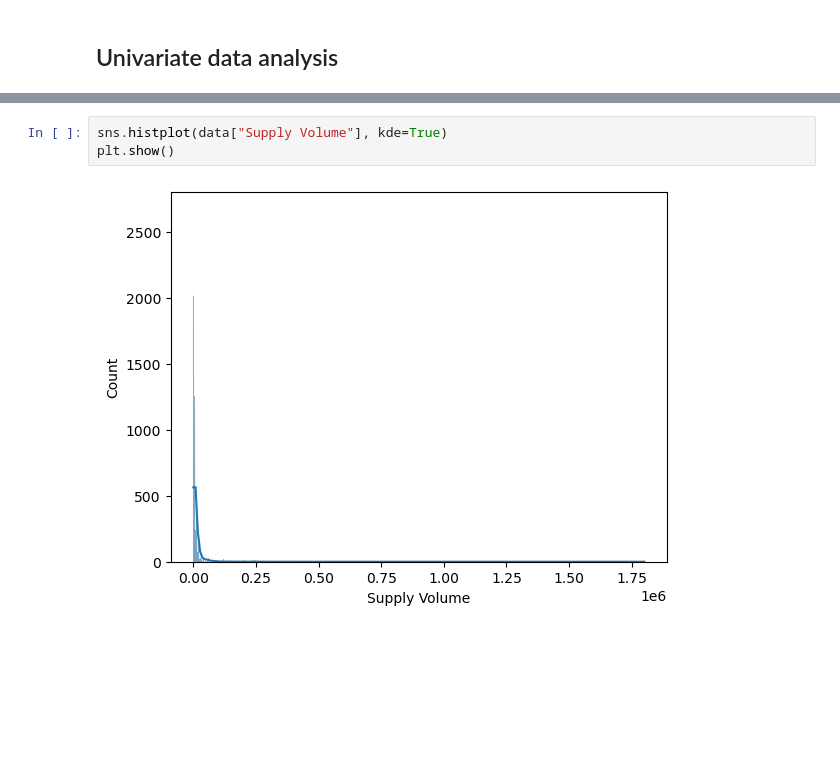
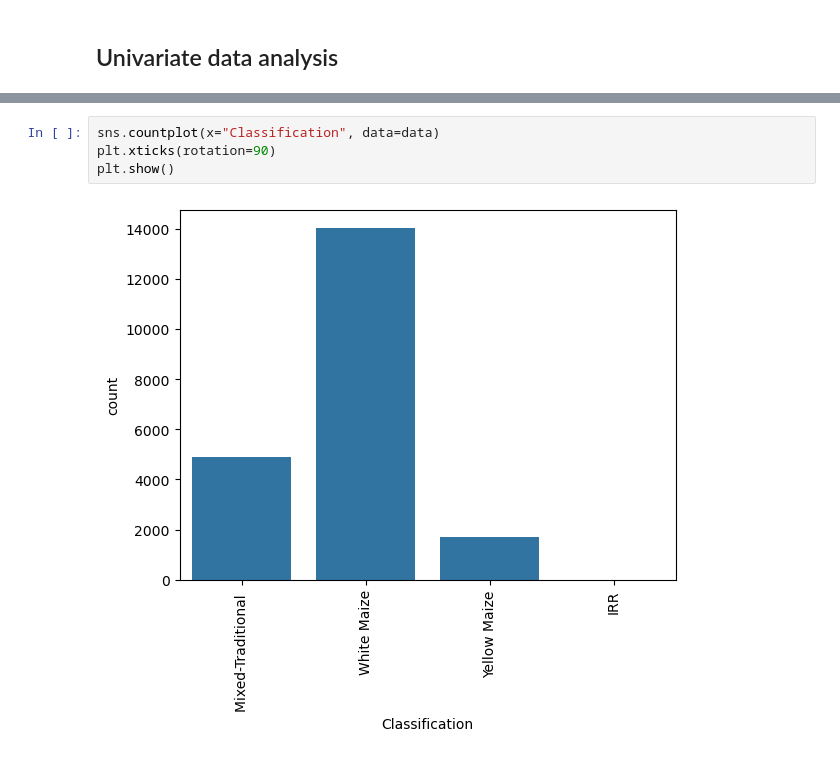
Before and after one commit to Sandrakiptumm/maize_prediction_model, a Jupyter notebook: EDA.ipynb, the cells around one changed output, grey strips where cells are left out. Saved outputs shown, nothing was run; the diff lists cells and outputs as text; blank space fills up the shorter version.

```diff
--- a/EDA.ipynb
+++ b/EDA.ipynb
@@ -37,5 +32,6 @@ plt.show()
-# %%
-sns.histplot(data["Supply Volume"], kde=True)
-plt.show()
-# %% [output]
-[figure, removed]
+# %%
+sns.countplot(x="Classification", data=data)
+plt.xticks(rotation=90)
+plt.show()
+# %% [output]
+[figure, added]
```
Also changed, not shown: parts of 19 cells of this notebook, 6 other files.
